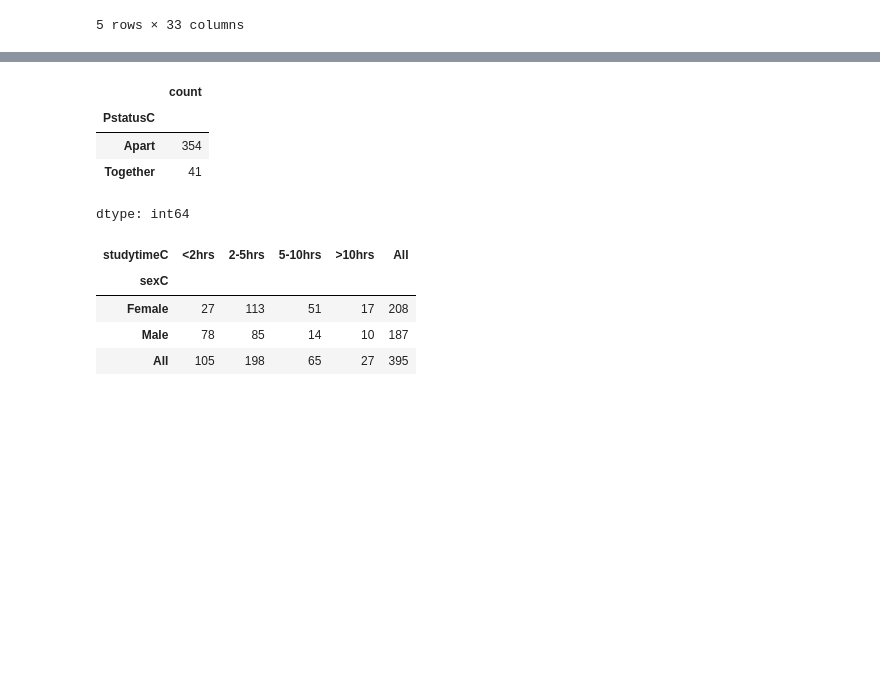
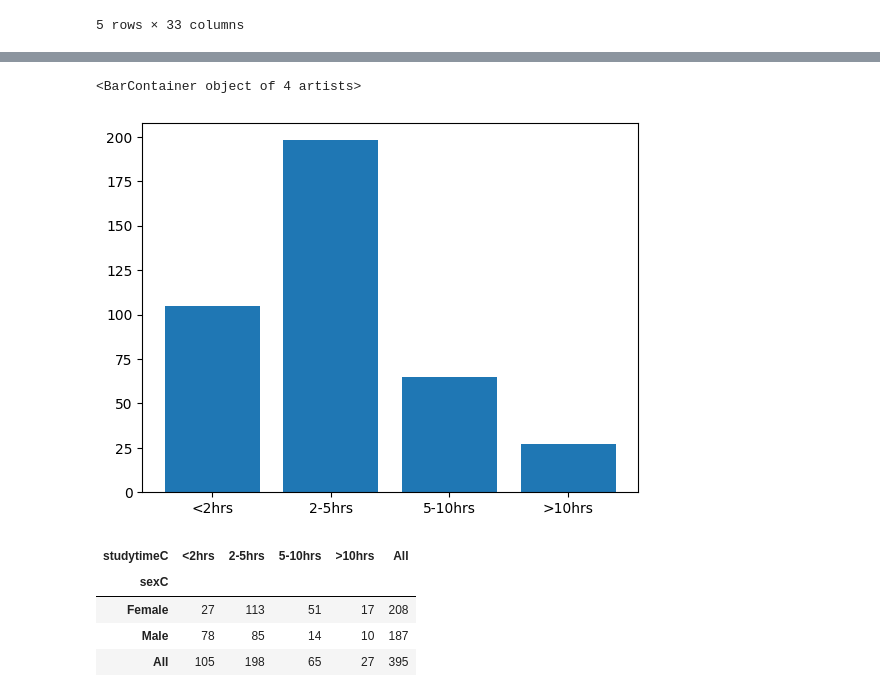
Before and after one commit to ljzier/ST-554-repo, a Jupyter notebook: ST_554_HW4.ipynb, the cells around one changed output, grey strips where cells are left out. Drawn from its saved outputs; the diff is of its cells as text; code cells hidden in the pictures; blank space fills up the shorter version.

```diff
--- a/ST_554_HW4.ipynb
+++ b/ST_554_HW4.ipynb
@@ -36,24 +43,36 @@ Interpretation: from below
 # %%
 # sex is first categorical data
 stud_data["sexC"]=stud_data.sex.astype("category")
 stud_data.sexC = stud_data.sexC.cat.rename_categories(["Female", "Male"])
-stud_data.sexC.value_counts()
+#stud_data.sexC.value_counts()
 
 # studytime is second categorical data
 stud_data["studytimeC"]=stud_data.studytime.astype("category")
 stud_data.studytimeC = stud_data.studytimeC.cat.rename_categories(["<2hrs", "2-5hrs", "5-10hrs", ">10hrs"])
-stud_data.studytimeC.value_counts()
 
 # Ptatus is third categorical data
 stud_data["PstatusC"]=stud_data.Pstatus.astype("category")
 stud_data.PstatusC = stud_data.PstatusC.cat.rename_categories(["Together", "Apart"])
-stud_data.PstatusC.value_counts()
+#stud_data.PstatusC.value_counts()
+
+# going to do a bar chart of studytime
+print(stud_data.studytimeC.cat.categories)
+# checking ordering
+table = stud_data.studytimeC.value_counts()
+print(table)
+
+# Reorder from smallest hours of studying to largest
+index = [1, 0, 2, 3]
+table[index]
+
+# bar chart of hours of studying
+plt.bar(x=stud_data.studytimeC.cat.categories, height=table[index])
+plt.xlabel("# hours of studying")
+plt.ylabel("Number of Students")
+plt.title("Student StudyTime by category")
 # %% [output]
-|  | count |
-| PstatusC |  |
-| Apart | 354 |
-| Together | 41 |
-dtype: int64
+<BarContainer object of 4 artists>
+[figure, added]
 # %%
 # creating a 2-way contingency table with sex and hours studying
 pd.crosstab(
```
Also changed, not shown: parts of 5 cells of this notebook.
